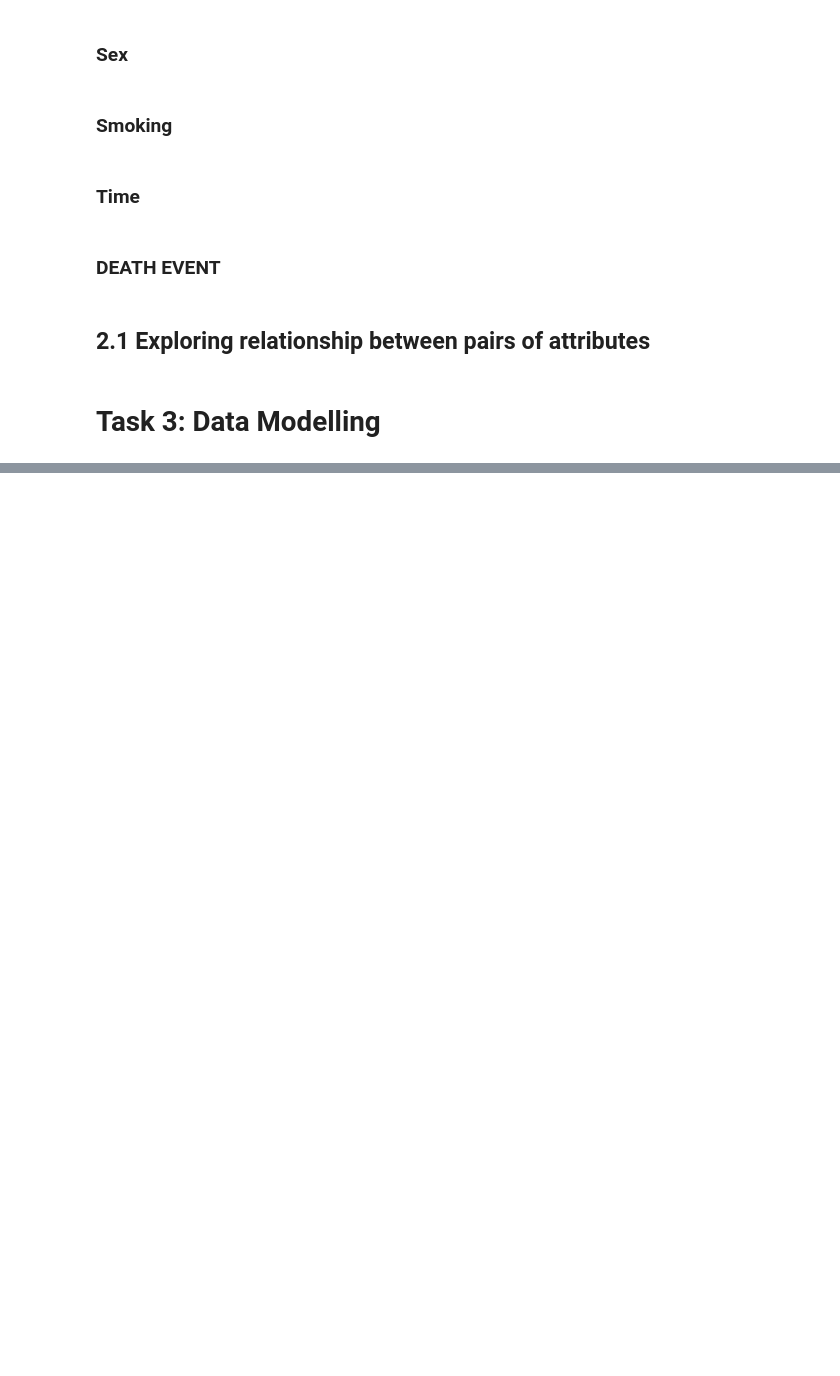
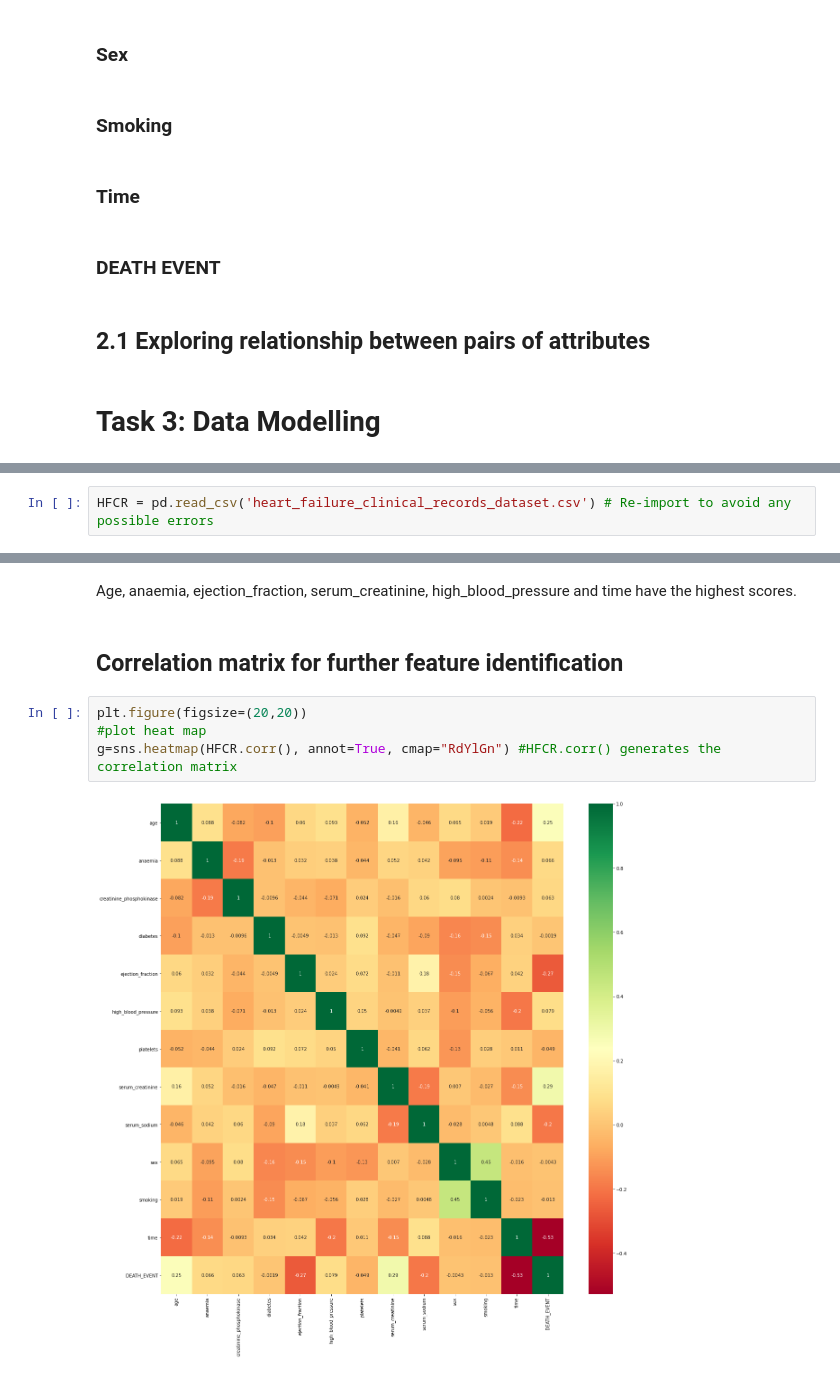
Before and after one commit to Ghost-Recon131/PDS-Assignment2, a Jupyter notebook: assignment2.ipynb, the cells around one changed output, grey strips where cells are left out. Cells and saved outputs as stored; diff of their text form; blank space fills up the shorter version.

```diff
--- a/assignment2.ipynb
+++ b/assignment2.ipynb
@@ -566,0 +573,2 @@ located beyond the upper outlier threshold of 67.5, which could be an indicator
+# %%
+HFCR = pd.read_csv('heart_failure_clinical_records_dataset.csv') # Re-import to avoid any possible errors
@@ -566,0 +611,10 @@ located beyond the upper outlier threshold of 67.5, which could be an indicator
+# %% [markdown]
+Age, anaemia, ejection_fraction, serum_creatinine, high_blood_pressure and time have the highest scores.
+# %% [markdown]
+## Correlation matrix for further feature identification
+# %%
+plt.figure(figsize=(20,20))
+#plot heat map
+g=sns.heatmap(HFCR.corr(), annot=True, cmap="RdYlGn") #HFCR.corr() generates the correlation matrix
+# %% [output]
+[figure, added]
```
Also changed, not shown: parts of 28 cells of this notebook.
